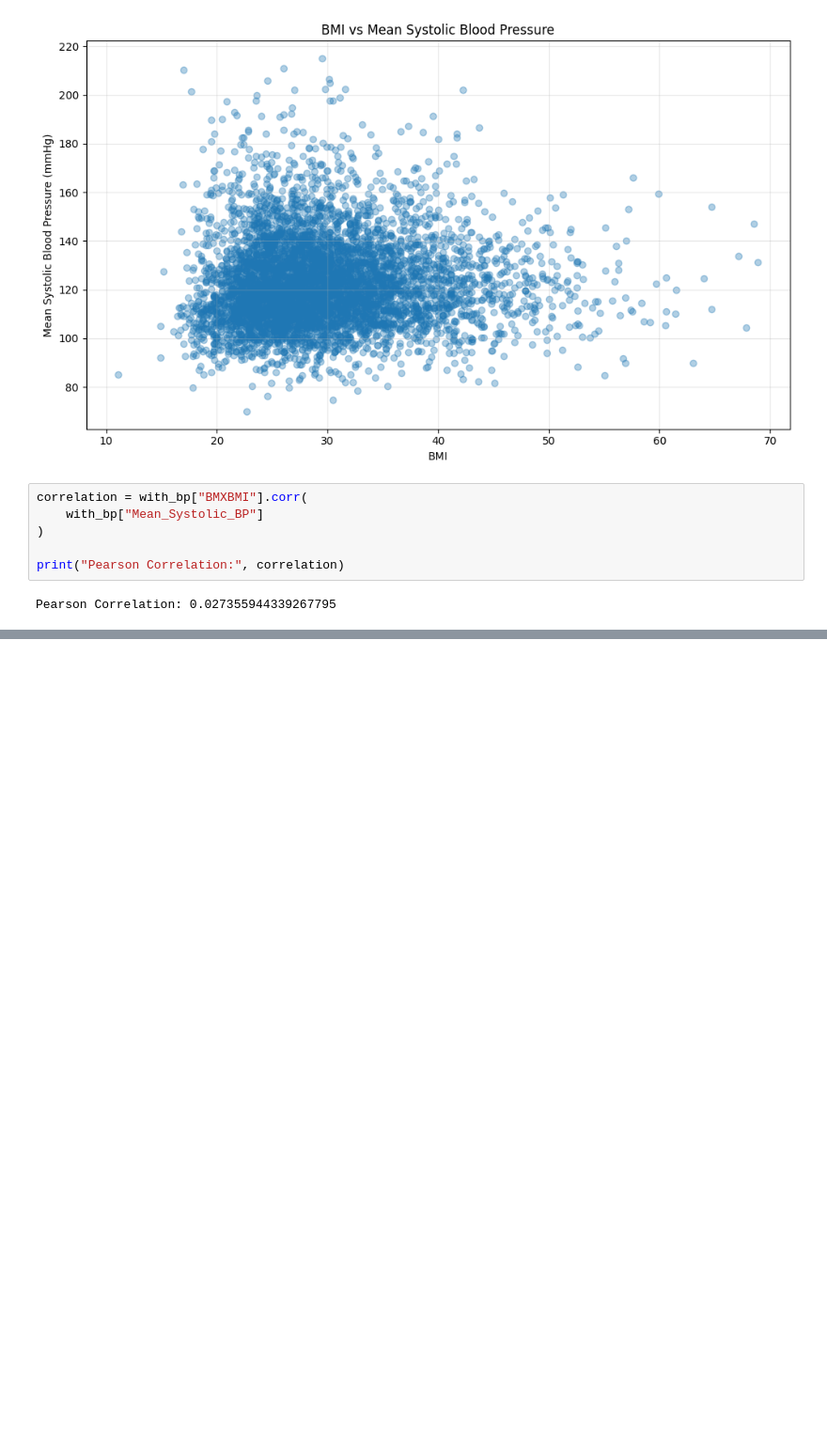
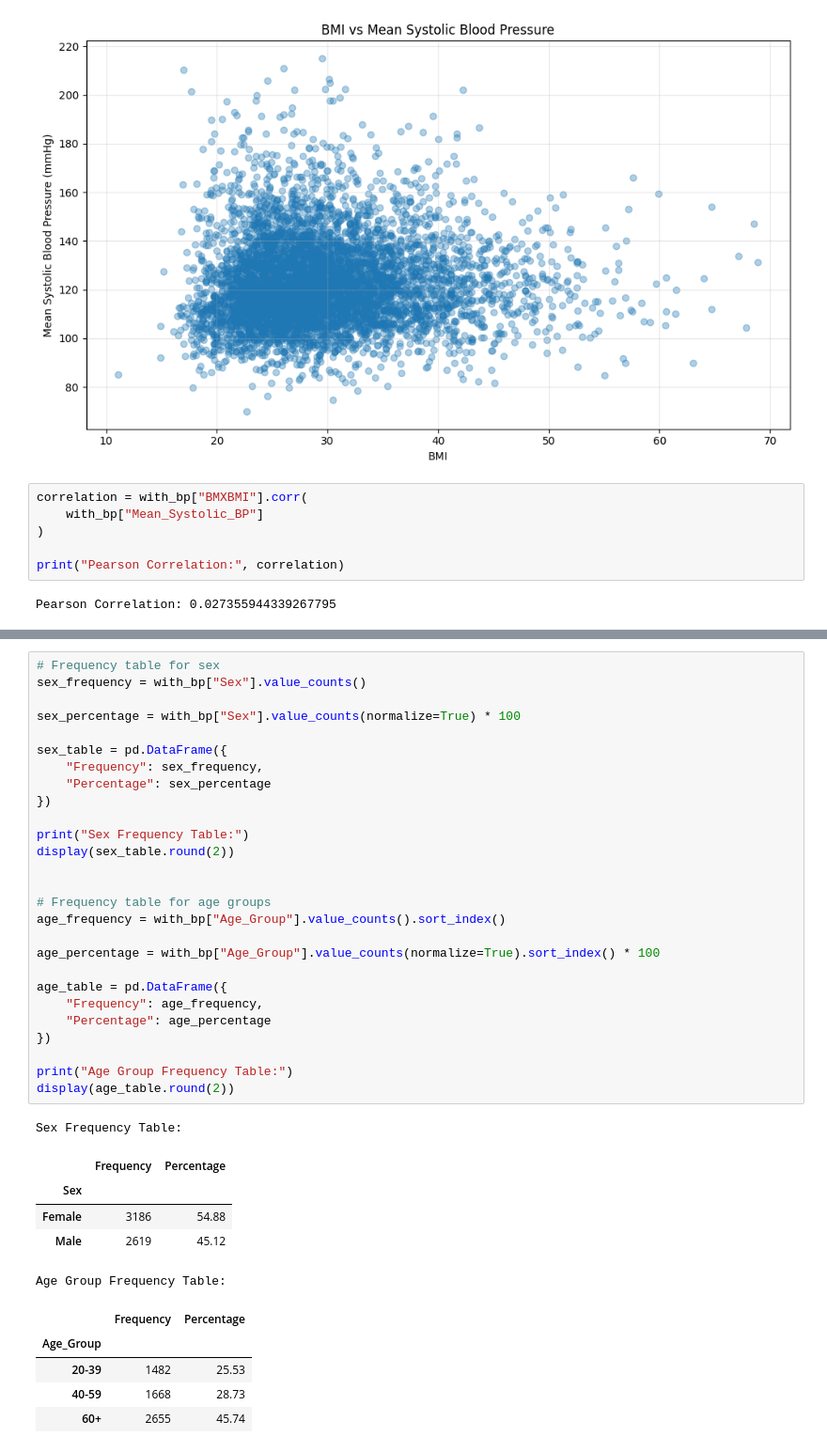
Before and after one commit to HisEgo/NHANES_Project, a Jupyter notebook: notebooks/phase1_exploration.ipynb, the cells around one changed output, grey strips where cells are left out. Shown at 94% size. Saved outputs shown, nothing was run; the diff lists cells and outputs as text; blank space fills up the shorter version.

```diff
--- a/notebooks/phase1_exploration.ipynb
+++ b/notebooks/phase1_exploration.ipynb
@@ -768,0 +797,39 @@ Pearson Correlation: 0.027355944339267795
+# %%
+# Frequency table for sex
+sex_frequency = with_bp["Sex"].value_counts()
+
+sex_percentage = with_bp["Sex"].value_counts(normalize=True) * 100
+
+sex_table = pd.DataFrame({
+    "Frequency": sex_frequency,
+    "Percentage": sex_percentage
+})
+
+print("Sex Frequency Table:")
+display(sex_table.round(2))
+
+
+# Frequency table for age groups
+age_frequency = with_bp["Age_Group"].value_counts().sort_index()
+
+age_percentage = with_bp["Age_Group"].value_counts(normalize=True).sort_index() * 100
+
+age_table = pd.DataFrame({
+    "Frequency": age_frequency,
+    "Percentage": age_percentage
+})
+
+print("Age Group Frequency Table:")
+display(age_table.round(2))
+# %% [output]
+Sex Frequency Table:
+|  | Frequency | Percentage |
+| Sex |  |  |
+| Female | 3186 | 54.88 |
+| Male | 2619 | 45.12 |
+Age Group Frequency Table:
+|  | Frequency | Percentage |
+| Age_Group |  |  |
+| 20-39 | 1482 | 25.53 |
+| 40-59 | 1668 | 28.73 |
+| 60+ | 2655 | 45.74 |
```
Also changed, not shown: parts of 4 cells of this notebook.
